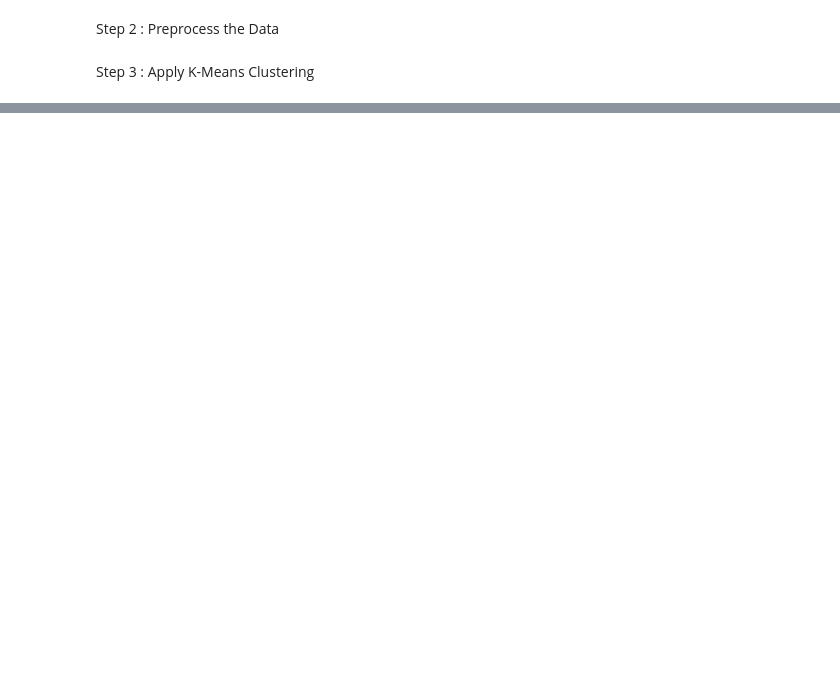
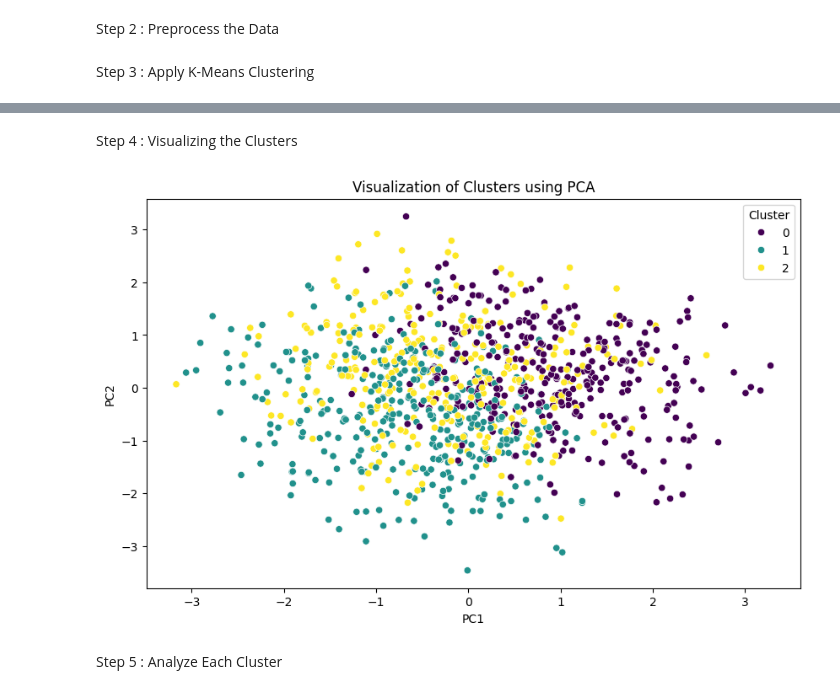
Before and after one commit to meharjot0710/SmartInterest-AI, a Jupyter notebook: index.ipynb, the cells around one changed output, grey strips where cells are left out. Saved outputs shown, nothing was run; the diff lists cells and outputs as text; code cells hidden in the pictures; blank space fills up the shorter version.

Commit message:
Did Clustering on the dataset and analyzed strong and weak subjects of the students

```diff
--- a/index.ipynb
+++ b/index.ipynb
@@ -72 +73,25 @@ Cluster
 Name: count, dtype: int64
+# %% [markdown]
+Step 4 : Visualizing the Clusters
+# %%
+import matplotlib.pyplot as plt
+import seaborn as sns
+from sklearn.decomposition import PCA
+
+# Reduce to 2 dimensions using PCA
+pca = PCA(n_components=2)
+pca_result = pca.fit_transform(final_data)
+
+# Create a DataFrame for visualization
+df_pca = pd.DataFrame(pca_result, columns=['PC1', 'PC2'])
+df_pca['Cluster'] = df['Cluster']
+
+# Plot the clusters
+plt.figure(figsize=(10, 6))
+sns.scatterplot(x='PC1', y='PC2', hue='Cluster', palette='viridis', data=df_pca)
+plt.title('Visualization of Clusters using PCA')
+plt.show()
+# %% [output]
+[figure, added]
+# %% [markdown]
+Step 5 : Analyze Each Cluster
```
Also changed, not shown: parts of 10 cells of this notebook, 2 other files.
